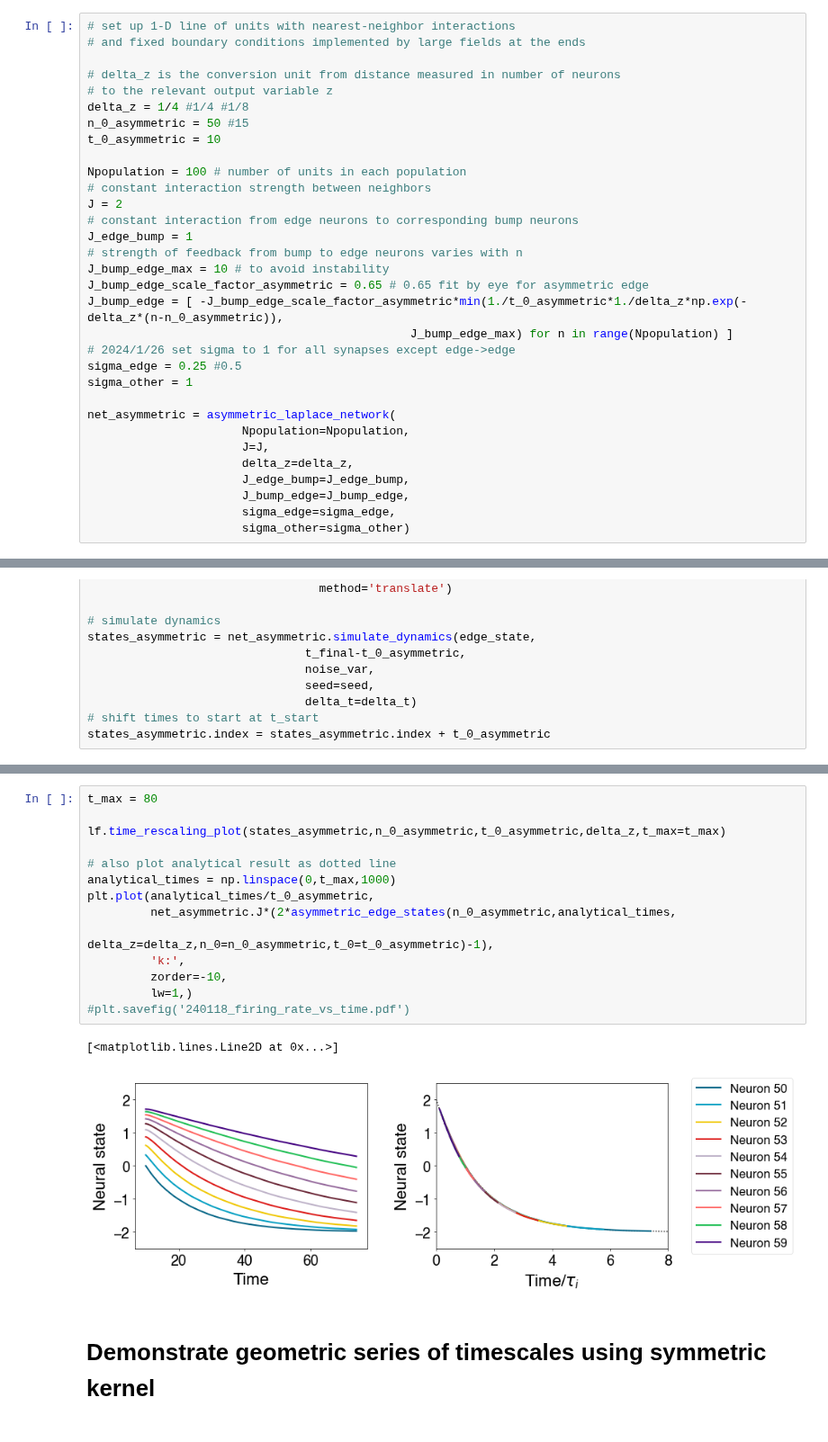
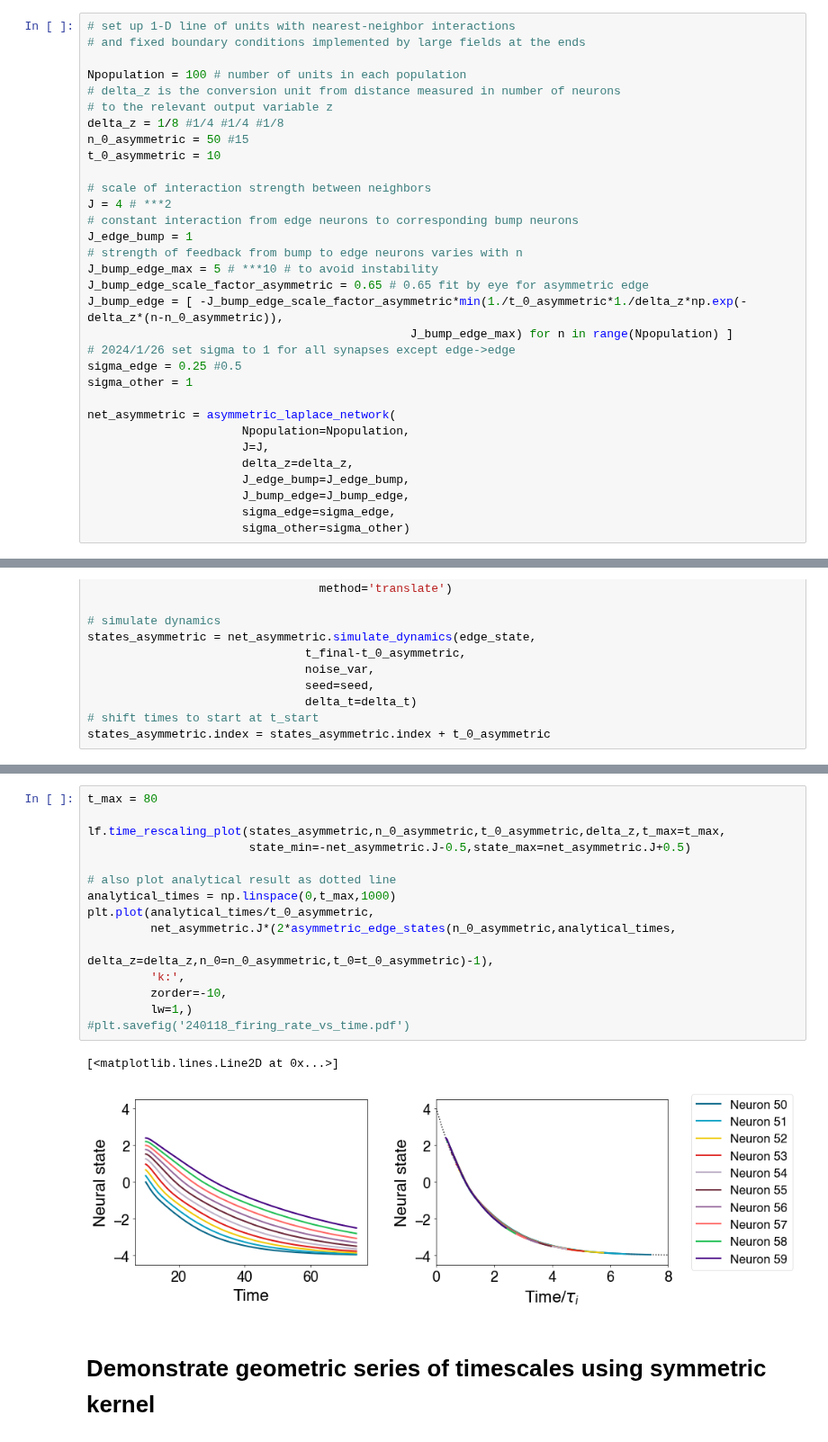
Before and after one commit to Collective-Logic-Lab/laplace-decisions, a Jupyter notebook: laplace-CAN-paper-figures.ipynb, the cells around one changed output, grey strips where cells are left out. Shown at 90% size. Saved outputs shown, nothing was run; the diff lists cells and outputs as text.

Commit message:
allow figures to adapt to changing J

```diff
--- a/laplace-CAN-paper-figures.ipynb
+++ b/laplace-CAN-paper-figures.ipynb
@@ -30,19 +30,19 @@ from laplace_network import asymmetric_edge_states
 # set up 1-D line of units with nearest-neighbor interactions
 # and fixed boundary conditions implemented by large fields at the ends
 
+Npopulation = 100 # number of units in each population
 # delta_z is the conversion unit from distance measured in number of neurons
 # to the relevant output variable z
-delta_z = 1/4 #1/4 #1/8
+delta_z = 1/8 #1/4 #1/4 #1/8
 n_0_asymmetric = 50 #15
 t_0_asymmetric = 10
 
-Npopulation = 100 # number of units in each population
-# constant interaction strength between neighbors
-J = 2
+# scale of interaction strength between neighbors
+J = 4 # ***2
 # constant interaction from edge neurons to corresponding bump neurons
 J_edge_bump = 1
 # strength of feedback from bump to edge neurons varies with n
-J_bump_edge_max = 10 # to avoid instability
+J_bump_edge_max = 5 # ***10 # to avoid instability
 J_bump_edge_scale_factor_asymmetric = 0.65 # 0.65 fit by eye for asymmetric edge
 J_bump_edge = [ -J_bump_edge_scale_factor_asymmetric*min(1./t_0_asymmetric*1./delta_z*np.exp(-delta_z*(n-n_0_asymmetric)),
                                               J_bump_edge_max) for n in range(Npopulation) ]
@@ -125,20 +127,21 @@ lf.edge_location_plot(net_asymmetric,states_asymmetric,n_0_asymmetric,t_0_asymme
 # %%
 t_max = 80
 
-lf.time_rescaling_plot(states_asymmetric,n_0_asymmetric,t_0_asymmetric,delta_z,t_max=t_max)
+lf.time_rescaling_plot(states_asymmetric,n_0_asymmetric,t_0_asymmetric,delta_z,t_max=t_max,
+                       state_min=-net_asymmetric.J-0.5,state_max=net_asymmetric.J+0.5)
 
 # also plot analytical result as dotted line
 analytical_times = np.linspace(0,t_max,1000)
 plt.plot(analytical_times/t_0_asymmetric,
          net_asymmetric.J*(2*asymmetric_edge_states(n_0_asymmetric,analytical_times,
                                                  delta_z=delta_z,n_0=n_0_asymmetric,t_0=t_0_asymmetric)-1),
          'k:',
          zorder=-10,
          lw=1,)
 #plt.savefig('240118_firing_rate_vs_time.pdf')
 # %% [output]
 [<matplotlib.lines.Line2D at 0x...>]
-[figure, old version]
+[figure, new version]
 # %% [markdown]
 # Demonstrate geometric series of timescales using symmetric kernel
 # %%
```
Also changed, not shown: parts of 4 cells of this notebook, 1 other file.
